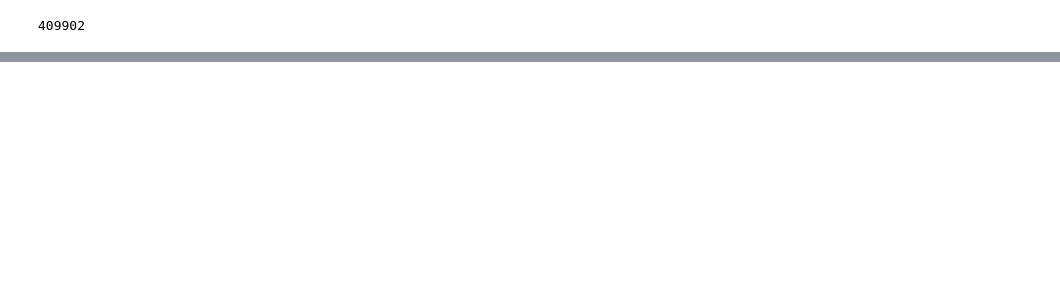
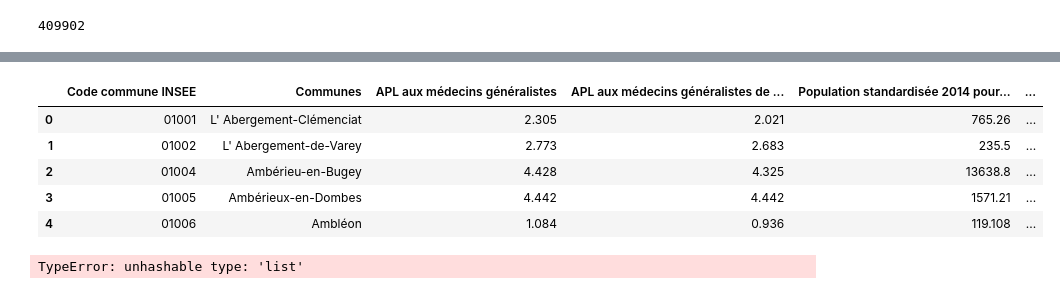
Before and after one commit to virgilus/sante, a Jupyter notebook: notebooks/1.0-virgilus-exploration_of_data.ipynb, the cells around one changed output, grey strips where cells are left out. Cells and saved outputs as stored; diff of their text form; code cells hidden in the pictures; blank space fills up the shorter version.

```diff
--- a/notebooks/1.0-virgilus-exploration_of_data.ipynb
+++ b/notebooks/1.0-virgilus-exploration_of_data.ipynb
@@ -125,0 +160,2 @@ doctors_df810101410198
+# %%
+liste_medecins_df = results_df.groupby('Code commune INSEE')["Nom d'exercice"].apply(list)
@@ -125,0 +166,4 @@ doctors_df810101410198
+# %%
+liste_medecins_df = liste_medecins_df.to_frame().reset_index() # On le convertit en DF
+# %%
+results_df = pd.merge(apl_df, liste_medecins_df[['Code commune INSEE',"Nom d'exercice"]],on='Code commune INSEE', how='left')
@@ -125,0 +174,13 @@ doctors_df810101410198
+# %%
+results_df.head()
+# %% [output]
+|  | Code commune INSEE | Communes | APL aux médecins généralistes | APL aux médecins généralistes de ... | Population standardisée 2014 pour... | ... |
+| 0 | 01001 | L' Abergement-Clémenciat | 2.305 | 2.021 | 765.26 | ... |
+| 1 | 01002 | L' Abergement-de-Varey | 2.773 | 2.683 | 235.5 | ... |
+| 2 | 01004 | Ambérieu-en-Bugey | 4.428 | 4.325 | 13638.8 | ... |
+| 3 | 01005 | Ambérieux-en-Dombes | 4.442 | 4.442 | 1571.21 | ... |
+| 4 | 01006 | Ambléon | 1.084 | 0.936 | 119.108 | ... |
+# %%
+results_df['Nombre de médecins'] = len(results_df["Nom d'exercice"][list])
+# %% [output]
+TypeError: unhashable type: 'list'
```
Also changed, not shown: parts of 32 cells of this notebook, 2 other files.
